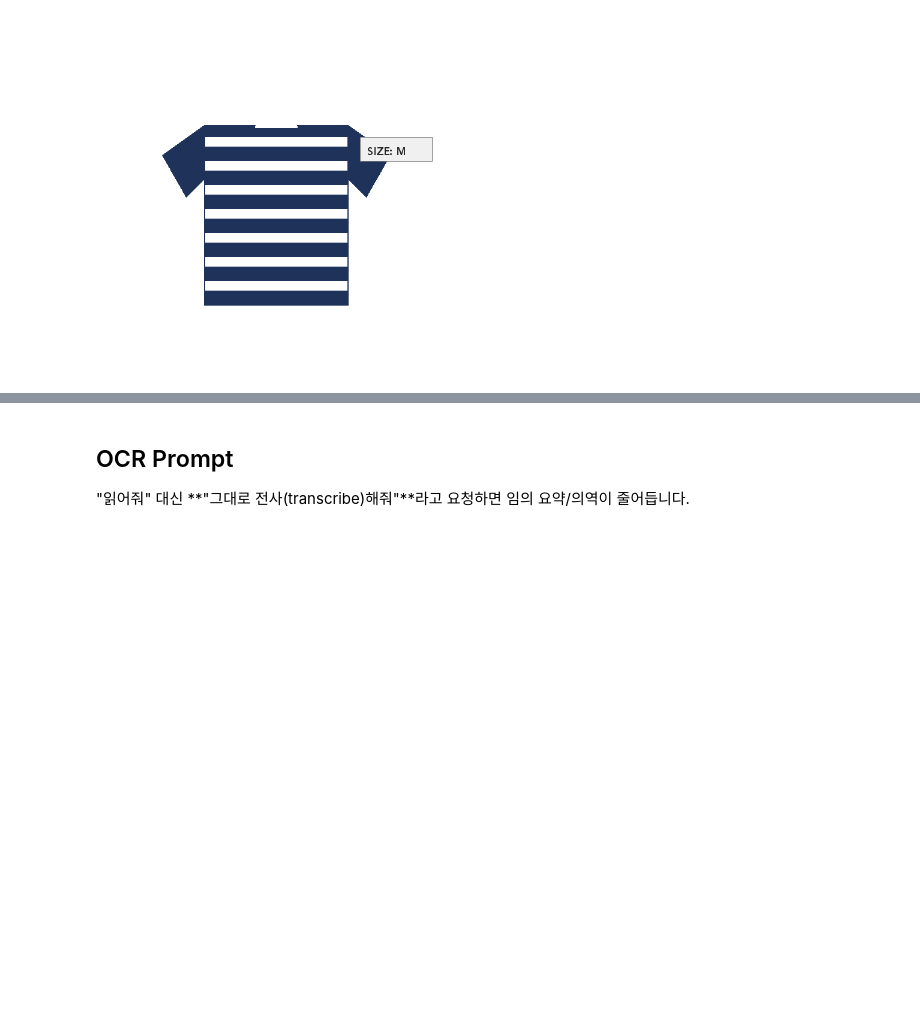
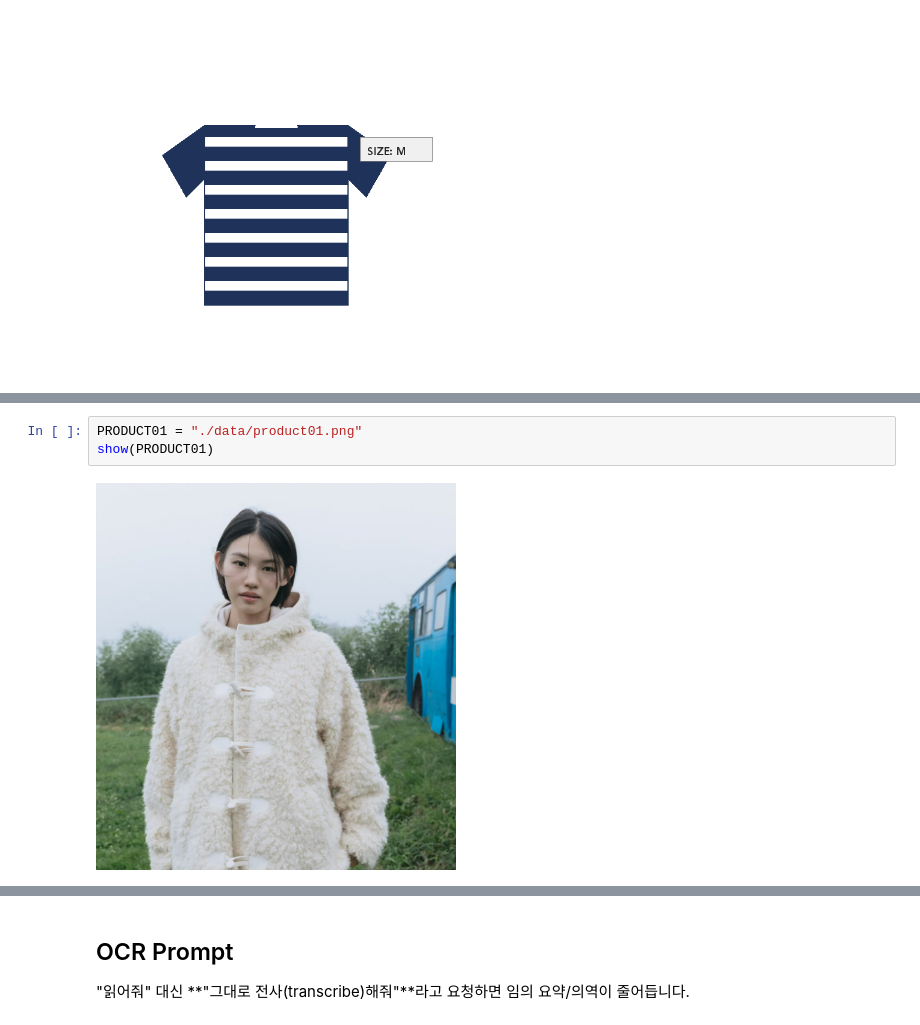
Before and after one commit to good593/course_VLM, a Jupyter notebook: 2. VLM Prompt Engineering/examples/1. Prompt Basics.ipynb, the cells around one changed output, grey strips where cells are left out. Drawn from its saved outputs; the diff is of its cells as text; blank space fills up the shorter version.

```diff
--- a/2. VLM Prompt Engineering/examples/1. Prompt Basics.ipynb
+++ b/2. VLM Prompt Engineering/examples/1. Prompt Basics.ipynb
@@ -41,0 +48,5 @@ print("[좋은 예]\n", good)
+# %%
+PRODUCT01 = "./data/product01.png"
+show(PRODUCT01)
+# %% [output]
+[figure, added]
```
Also changed, not shown: parts of 16 cells of this notebook, 5 other files.
